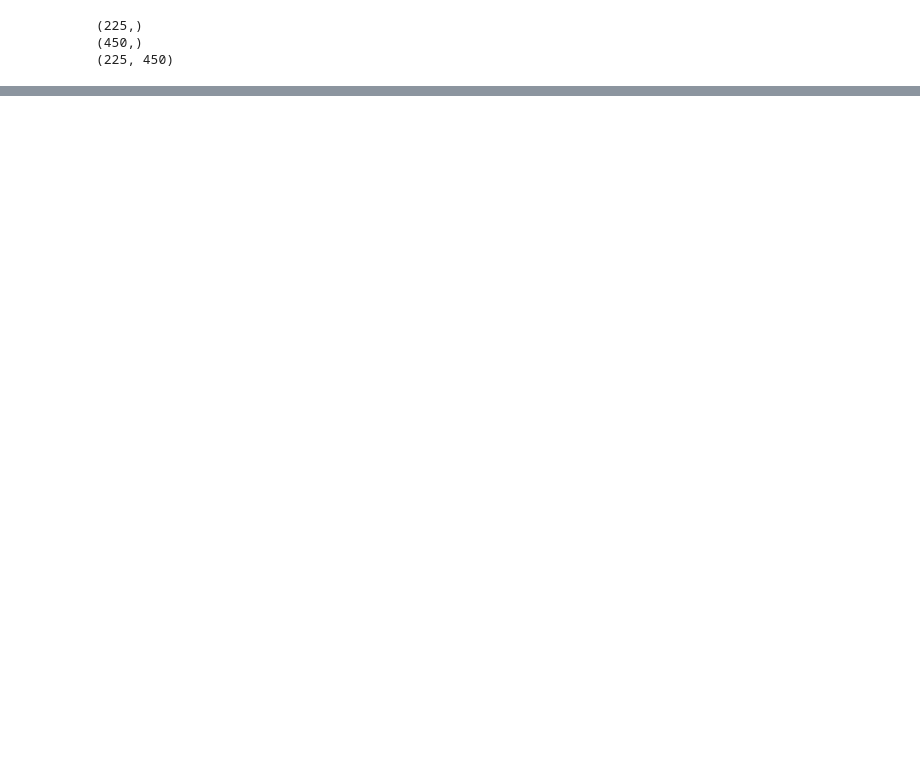
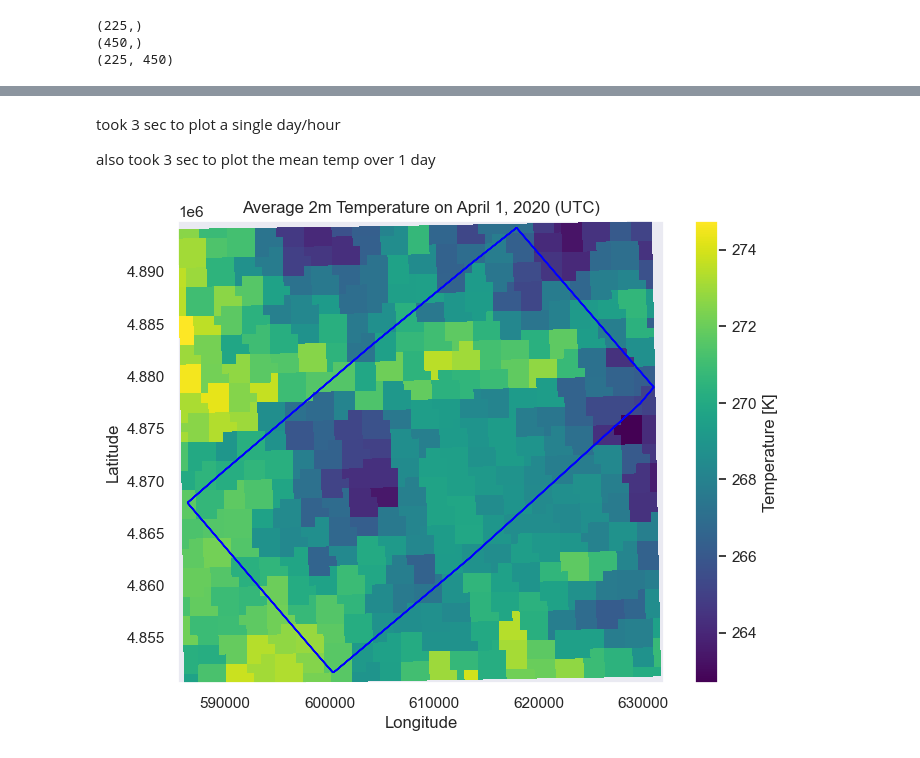
Before and after one commit to julober/snowex_uavsar_coherence, a Jupyter notebook: notebooks/01_data_download_and_prep.ipynb, the cells around one changed output, grey strips where cells are left out. Saved outputs shown, nothing was run; the diff lists cells and outputs as text; code cells hidden in the pictures; blank space fills up the shorter version.

```diff
--- a/notebooks/01_data_download_and_prep.ipynb
+++ b/notebooks/01_data_download_and_prep.ipynb
@@ -724,0 +1088,3 @@ TODO: reproject these into UTM.
+# %%
+%%time
+ds_single = xr.open_zarr(fsspec.get_mapper(single_year_url, anon=True), consolidated=True)
@@ -724,0 +1102,9 @@ TODO: reproject these into UTM.
+# %%
+min_lon, min_lat, max_lon, max_lat = outline.total_bounds
+
+da_clip = ds_single.rio.clip_box(
+            minx=min_lon,
+            miny=min_lat,
+            maxx=max_lon,
+            maxy=max_lat
+        )
@@ -724,0 +1134,3 @@ TODO: reproject these into UTM.
+# %%
+da_april1 = da_clip.sel(time=slice(datetime.datetime(2020, 4, 1, 0), datetime.datetime(2020, 4, 13, 23)))
+da_april1
@@ -724,0 +1162,13 @@ TODO: reproject these into UTM.
+# %%
+da_april1_geo = da_april1.rename(
+            longitude="x",
+            latitude="y"
+        )
+
+da_april1_geo = da_april1_geo.rio.set_spatial_dims(x_dim="x", y_dim="y")
+
+# Assign correct HRRR CRS
+da_april1_geo = da_april1_geo.rio.write_crs('EPSG:4326')
+print(da_april1_geo)
+
+da_april1_reproj = da_april1_geo.rio.reproject(CRS, resolution=RES)
@@ -724,0 +1192,17 @@ TODO: reproject these into UTM.
+# %% [markdown]
+took 3 sec to plot a single day/hour
+
+also took 3 sec to plot the mean temp over 1 day
+# %%
+# plt.imshow(np.mean(da_april1['TMP_2maboveground'].values, axis=0), origin='lower')
+
+fig, ax = plt.subplots(figsize=(8, 6))
+im = da_april1_reproj['TMP_2maboveground'].mean(dim='time').plot(ax=ax, cmap='viridis')
+outline_utm.boundary.plot(ax=ax, edgecolor='blue', linewidth=1)
+ax.set_title('Average 2m Temperature on April 1, 2020 (UTC)')
+ax.set_xlabel('Longitude')
+ax.set_ylabel('Latitude')
+# fig.colorbar(im, ax=ax, label='Temperature (K)')
+plt.show()
+# %% [output]
+[figure, added]
```
Also changed, not shown: parts of 29 cells of this notebook.
